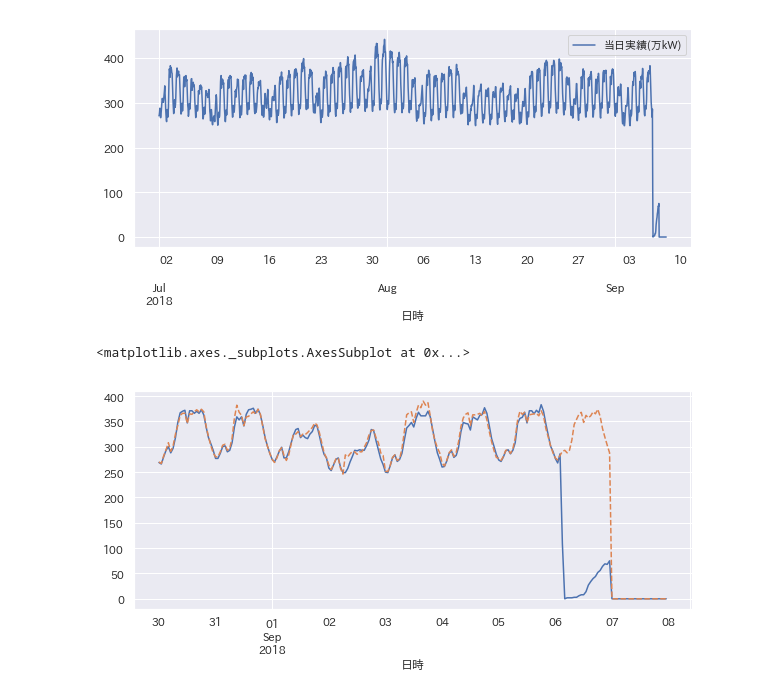
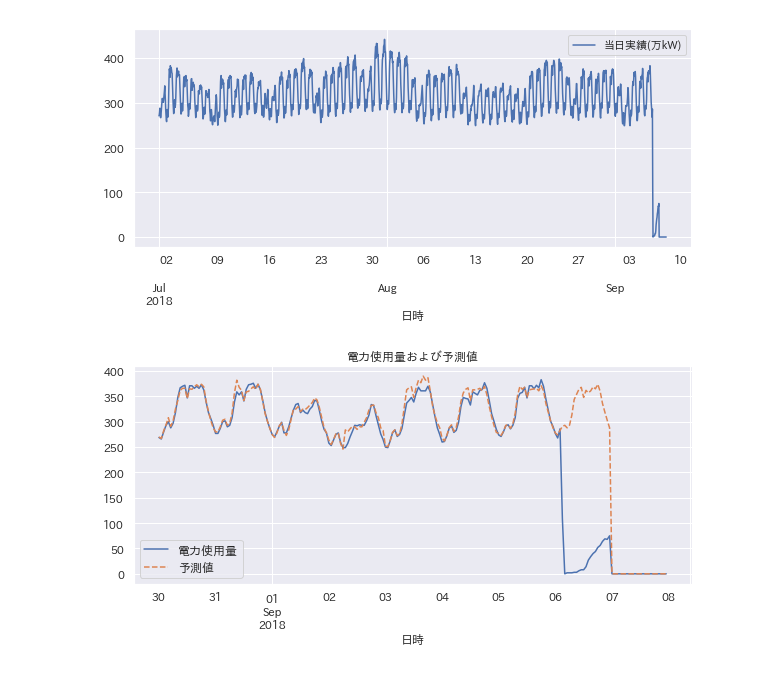
Before and after one commit to tkhrmeme/HepcoPowerUsage, a Jupyter notebook: HepcoPowerUsage.ipynb, the cells around one changed output. Saved outputs shown, nothing was run; the diff lists cells and outputs as text; code cells hidden in the pictures.

```diff
--- a/HepcoPowerUsage.ipynb
+++ b/HepcoPowerUsage.ipynb
@@ -82,15 +82,26 @@ df.fillna(0).plot(y=['当日実績(万kW)'], figsize=(10,4))
 # %% [output]
 <matplotlib.axes._subplots.AxesSubplot at 0x...>
 [figure]
+# %%
+# 日本語フォントの設定
+from matplotlib.font_manager import FontProperties
+
+# ローカルの環境に合わせてフォントを指定すること
+fp_ipag = FontProperties(fname='c:\\windows\\fonts\\ipaexg.ttf', size=12) #IPAGothic
 # %%
 from datetime import datetime, timedelta
 
 # 8月30日以降のデータをプロット
 day = datetime(2018, 8, 30)
 
-df.loc[day:, '当日実績(万kW)'].fillna(0).plot(figsize=(10,4))
+ax = df.loc[day:, '当日実績(万kW)'].fillna(0).plot(figsize=(10,4), label='電力使用量')
 
-df.loc[day:, '予測値(万kW)'].plot(ls='--')
+df.loc[day:, '予測値(万kW)'].plot(ls='--', label='予測値')
+
+plt.xlabel("日時", fontproperties=fp_ipag)
+plt.title("電力使用量および予測値", fontproperties=fp_ipag)
+plt.legend(prop=fp_ipag)
+
+plt.show()
 # %% [output]
-<matplotlib.axes._subplots.AxesSubplot at 0x...>
-[figure, old version]
+[figure, new version]
```
